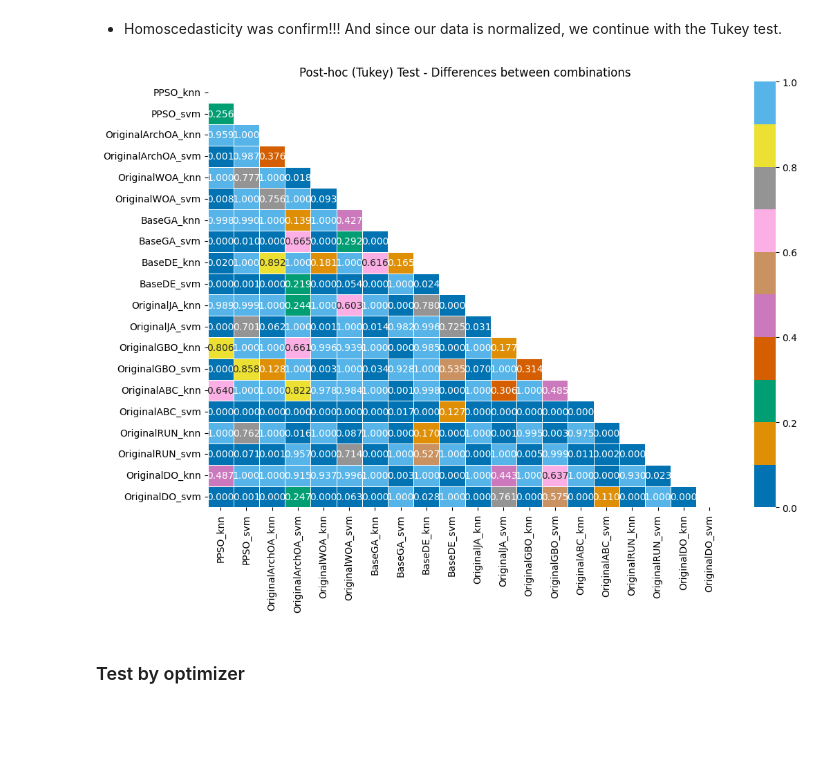
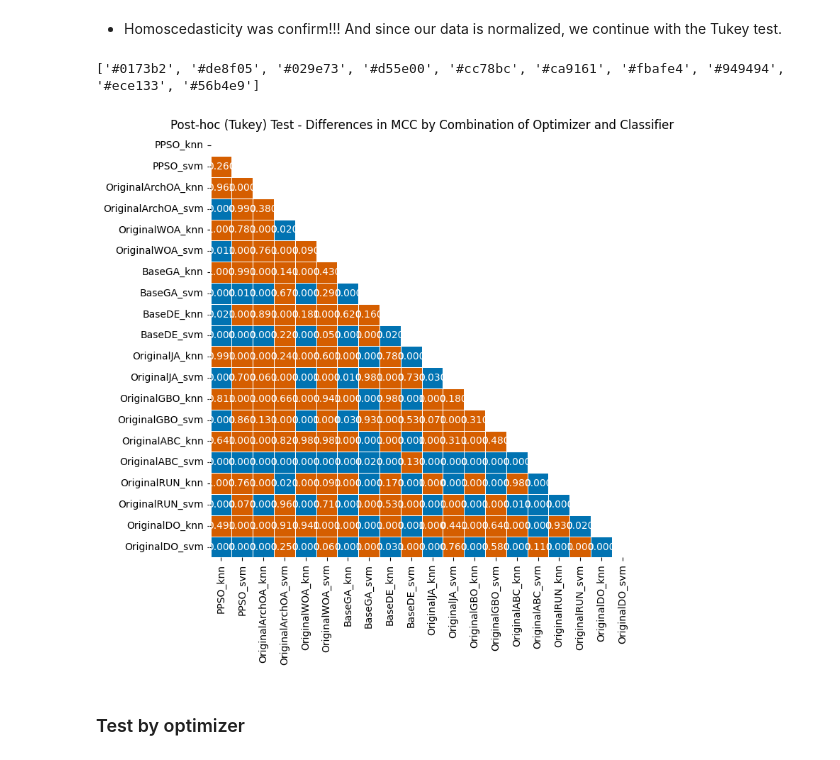
Before and after one commit to salvahin/multiuser-fs, a Jupyter notebook: notebooks/results_analysis_all_data.ipynb, the cells around one changed output. Drawn from its saved outputs; the diff is of its cells as text; code cells hidden in the pictures; blank space fills up the shorter version.

Commit message:
heatmap changes from the pvalues tukey test

```diff
--- a/notebooks/results_analysis_all_data.ipynb
+++ b/notebooks/results_analysis_all_data.ipynb
@@ -107,21 +108,48 @@ print(f"Levene test statistic: {stat}, p-value: {p_value}")
 Levene test statistic: 1.0044461217885188, p-value: 0.45357900177546756
 # %% [markdown]
 * Homoscedasticity was confirm!!! And since our data is normalized, we continue with the Tukey test.
+# %%
+# lets see the color palette to define onyl two color on the post hoc plot
+print(sns.color_palette("colorblind").as_hex())
+# %% [output]
+['#0173b2', '#de8f05', '#029e73', '#d55e00', '#cc78bc', '#ca9161', '#fbafe4', '#949494', '#ece133', '#56b4e9']
 # %%
 import scikit_posthocs as sp
 
+# calculate the post-hoc Tukey test
 posthoc = sp.posthoc_tukey(data, val_col='MCC', group_col='combination')
 
 # we remove the values above the main diagonal to make the plot more readable
 mask = np.triu(np.ones_like(posthoc, dtype=bool))
 
+# matrix with 0 (sig) y 1 (no sig)
+color_mask = (posthoc.values >= 0.05).astype(int)
+color_mask = np.ma.masked_array(color_mask, mask)
+
+# map of colors: 0 -> blue (significant), 1 -> orange (not significant)
+cmap = ListedColormap(["#0173b2", "#d55e00"])
+
+
 plt.figure(figsize=(12, 8))
-sns.heatmap(posthoc, annot=True, cmap=sns.color_palette("colorblind", as_cmap=True), fmt=".3f", linewidths=0.5, mask=mask)
-plt.title("Post-hoc (Tukey) Test - Differences between combinations")
+sns.heatmap(
+    color_mask,
+    annot=posthoc.round(2),  # real pvalues
+    fmt=".3f",
+    cmap=cmap,
+    cbar=False,
+    linewidths=0.5,
+    square=True,
+    mask=mask,
+    xticklabels=posthoc.columns,
+    yticklabels=posthoc.index
+)
+
+plt.title("Post-hoc (Tukey) Test - Differences in MCC by Combination of Optimizer and Classifier")
+plt.tight_layout()
 plt.savefig(r"C:\Users\Coord-Personal\Documents\ITZELT\data_sciece_girlypop\proyecto_salvador\imagenes\post_hoc_tukey_test_all_data.svg")
 plt.show()
 # %% [output]
-[figure, old version]
+[figure, new version]
 # %% [markdown]
 ### Test by optimizer
 # %%
```
Also changed, not shown: parts of 1 cell of this notebook, 2 other files.
